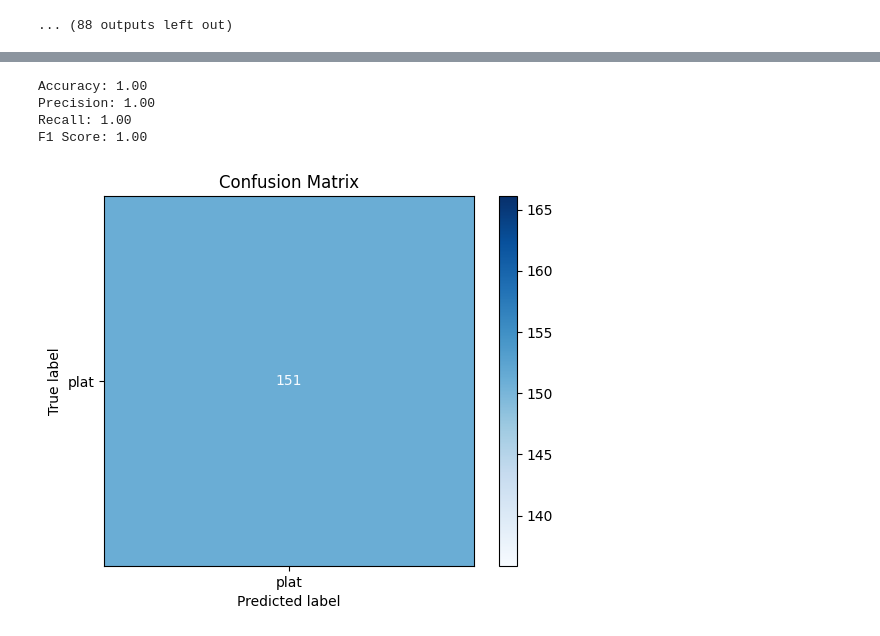
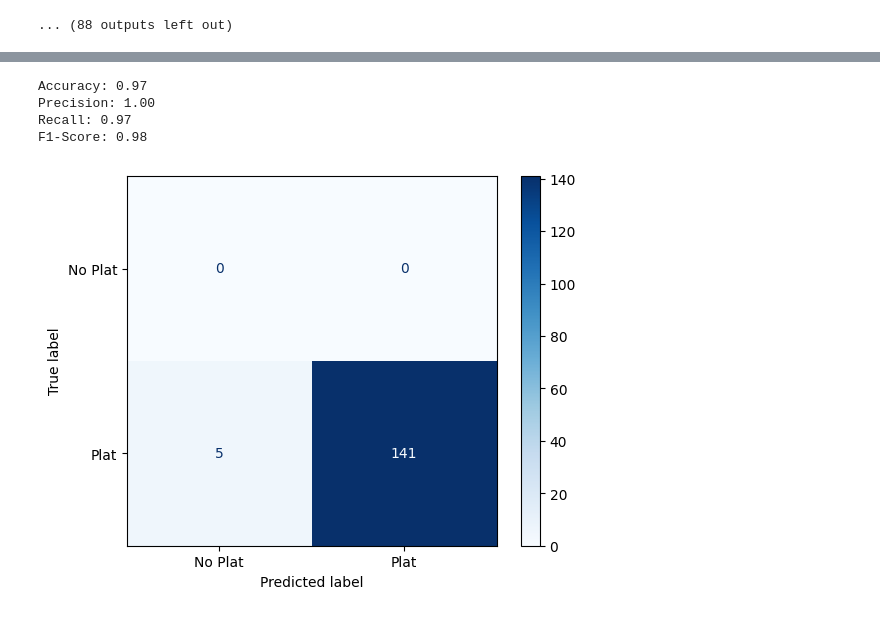
Before and after one commit to patriciasky17/apnr-braincore, a Jupyter notebook: index.ipynb, the cells around one changed output, grey strips where cells are left out. Drawn from its saved outputs; the diff is of its cells as text; code cells hidden in the pictures.

```diff
--- a/index.ipynb
+++ b/index.ipynb
@@ -173,34 +180,30 @@ Speed: 8.0ms preprocess, 20.0ms inference, 5.0ms postprocess per image at shape
 # %%
 %matplotlib inline
 # %%
-from sklearn.metrics import confusion_matrix, ConfusionMatrixDisplay, precision_score, recall_score, f1_score, accuracy_score
-
 # Calculate confusion matrix if both lists are populated
 if y_true and y_pred:
-    cm = confusion_matrix(y_true, y_pred)
+    # Calculate metrics (Accuracy, Precision, Recall, F1-Score)
+    accuracy = accuracy_score(y_true, y_pred)
+    precision = precision_score(y_true, y_pred)
+    recall = recall_score(y_true, y_pred)
+    f1 = f1_score(y_true, y_pred)
 
-    # Calculate metrics
-    accuracy = accuracy_score(y_true, y_pred)
-    precision = precision_score(y_true, y_pred, average='weighted', zero_division=0)
-    recall = recall_score(y_true, y_pred, average='weighted', zero_division=0)
-    f1 = f1_score(y_true, y_pred, average='weighted', zero_division=0)
-
-    # Print metrics
+    # Display the results
     print(f"Accuracy: {accuracy:.2f}")
     print(f"Precision: {precision:.2f}")
     print(f"Recall: {recall:.2f}")
-    print(f"F1 Score: {f1:.2f}")
+    print(f"F1-Score: {f1:.2f}")
 
-    # Display confusion matrix
-    disp = ConfusionMatrixDisplay(confusion_matrix=cm, display_labels=['plat'])  # Adjust class names as needed
+    # Display the confusion matrix
+    cm = confusion_matrix(y_true, y_pred, labels=[0, 1])
+    disp = ConfusionMatrixDisplay(confusion_matrix=cm, display_labels=['No Plat', 'Plat'])
     disp.plot(cmap=plt.cm.Blues)
-    plt.title("Confusion Matrix")
     plt.show()
 else:
     print("No predictions or true labels to calculate metrics.")
 # %% [output]
-Accuracy: 1.00
+Accuracy: 0.97
 Precision: 1.00
-Recall: 1.00
-F1 Score: 1.00
+Recall: 0.97
+F1-Score: 0.98
-[figure, old version]
+[figure, new version]
```
Also changed, not shown: parts of 2 cells of this notebook, 29 other files.
